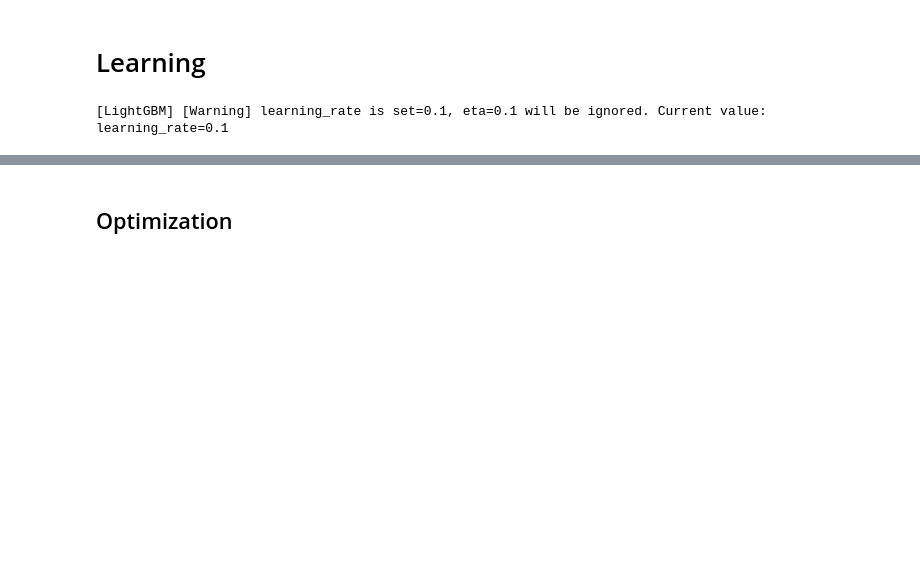
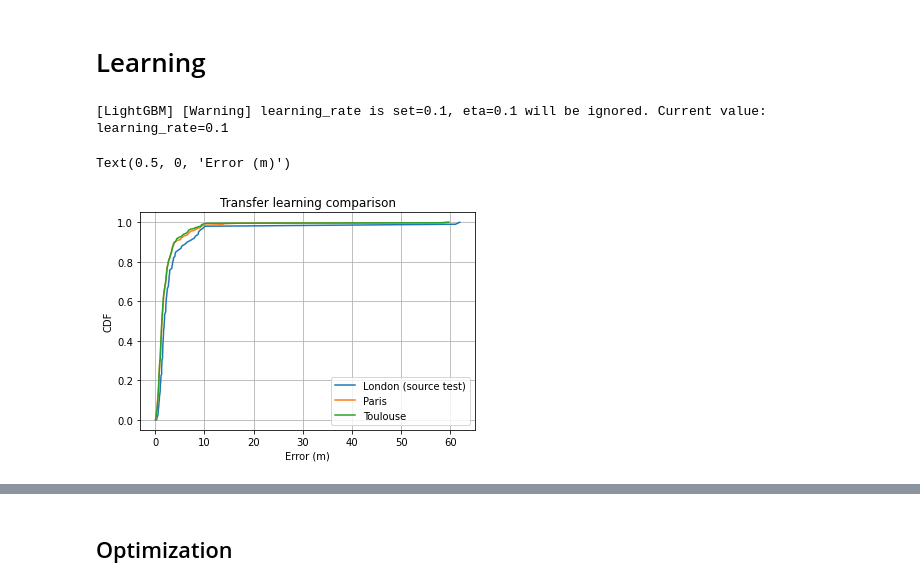
Before and after one commit to ukunliu/WSN_simulation, a Jupyter notebook: Simulation/transfer_learning.ipynb, the cells around one changed output, grey strips where cells are left out. Saved outputs shown, nothing was run; the diff lists cells and outputs as text; code cells hidden in the pictures; blank space fills up the shorter version.

```diff
--- a/Simulation/transfer_learning.ipynb
+++ b/Simulation/transfer_learning.ipynb
@@ -111,3 +139,3 @@ class TransferFitting(object):
 # %%
-x_train, x_test, dist_train, dist_test, tx_train, tx_test = train_test_split(X_ld, new_dist_ld, Y_all_ld, train_size=.75)
+x_train, x_test, dist_train, dist_test, tx_train, tx_test = train_test_split(X_ld, dist_ld, Y_all_ld, train_size=.75)
 # %%
@@ -118,0 +145,26 @@ dist_pr_pred = lgb_pipe.predict(X_pr)
+# %%
+model_test = xgb_pipe
+
+ld_dist_pred = model_test.predict(x_test)
+pr_dist_pred = model_test.predict(X_pr)
+toul_dist_pred = model_test.predict(X_toul)
+# %%
+ld_loc_pred = optimize(RX_all_ld, ld_dist_pred)
+pr_loc_pred = optimize(RX_all_pr, pr_dist_pred)
+toul_loc_pred = optimize(RX_all_toul, toul_dist_pred)
+# %%
+ld_error = dist_from_geo(ld_loc_pred, tx_test)
+pr_error = dist_from_geo(pr_loc_pred, Y_all_pr)
+toul_error = dist_from_geo(toul_loc_pred, Y_all_toul)
+# %%
+cdf_plot(ld_error, label='London (source test)')
+cdf_plot(pr_error, label='Paris')
+cdf_plot(toul_error, label='Toulouse')
+plt.legend(loc='best')
+plt.grid()
+plt.title('Transfer learning comparison')
+plt.ylabel('CDF')
+plt.xlabel('Error (m)')
+# %% [output]
+Text(0.5, 0, 'Error (m)')
+[figure, added]
```
Also changed, not shown: parts of 23 cells of this notebook, 2 other files.
